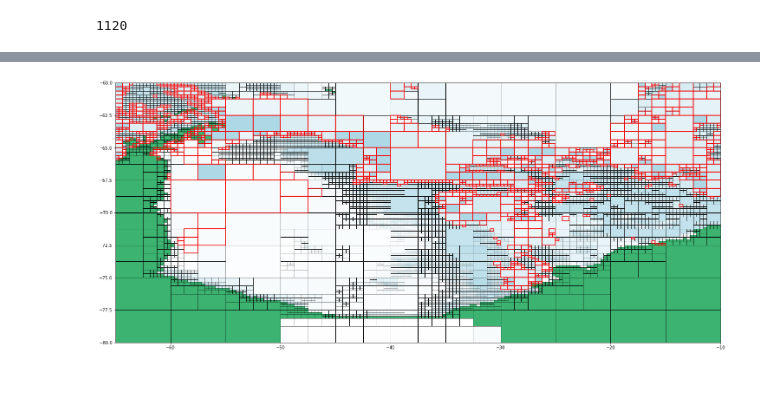
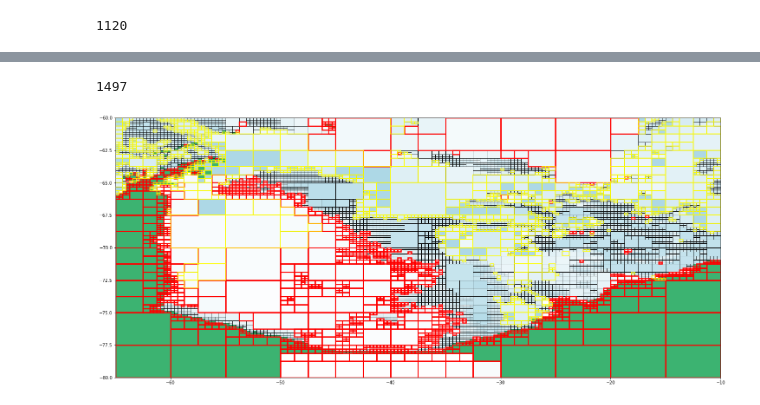
Before and after one commit to antarctica/PolarRoute, a Jupyter notebook: Modis_Testing.ipynb, the cells around one changed output, grey strips where cells are left out. Saved outputs shown, nothing was run; the diff lists cells and outputs as text; code cells hidden in the pictures.

```diff
--- a/Modis_Testing.ipynb
+++ b/Modis_Testing.ipynb
@@ -157,0 +38,3 @@ modis_grid.plot()
+# %%
+cellBox = modis_grid.getCellBox(-49, -77)[0]
+modis_grid.plot(highlightCellBoxes = {'red': [cellBox]})
@@ -158,13 +63,10 @@ modis_grid.plot()
 # %%
-minimum_ice_points = 1
-
-cellBoxes_under_minimum = []
-
+threshold = 0.8
+cellsOverThershold = []
 for cellBox in modis_grid.cellBoxes:
     if isinstance(cellBox, CellBox):
-        icePoints = cellBox.getDataPoints().dropna(subset = ['iceArea'])
-        if icePoints.shape[0] < minimum_ice_points:
-            cellBoxes_under_minimum.append(cellBox)
+        if cellBox.iceArea() > threshold:
+            cellsOverThershold.append(cellBox)
 
-print(len(cellBoxes_under_minimum))
+print(len(cellsOverThershold))
 # %% [output]
@@ -175,0 +78,3 @@ modis_grid.plot(highlightCellBoxes = {'yellow':cellBoxes_under_minimum})
+# %%
+cellBox = modis_grid.getCellBox(-41, -72)[0]
+modis_grid.plot(highlightCellBoxes = {"blue": [cellBox]})
@@ -197,4 +141,12 @@ print(len(cellBoxes_under_minimum))
+# %%
+# l3 = [x for x in l1 if x not in l2]
+
+cells = [x for x in cellsOverThershold if x not in cellBoxes_under_minimum]
+print(len(cells))
+# %% [output]
+1497
 # %%
-modis_grid.plot(highlightCellBoxes = {"red":cellBoxes_under_minimum})
+modis_grid.plot(highlightCellBoxes = {"red":cells,
+                                    "yellow":cellBoxes_under_minimum})
 # %% [output]
-[figure, old version]
+[figure, new version]
```
Also changed, not shown: parts of 41 cells of this notebook, 4 other files.
